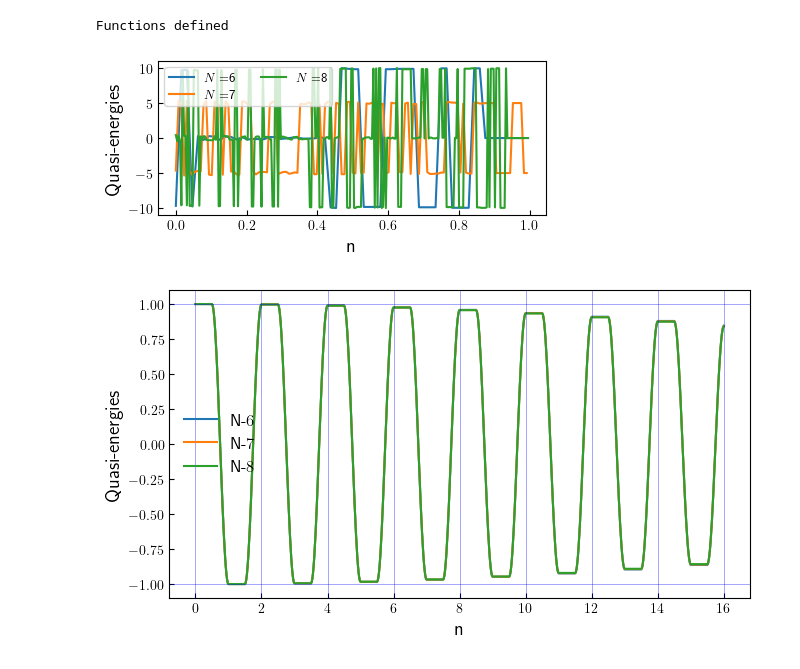
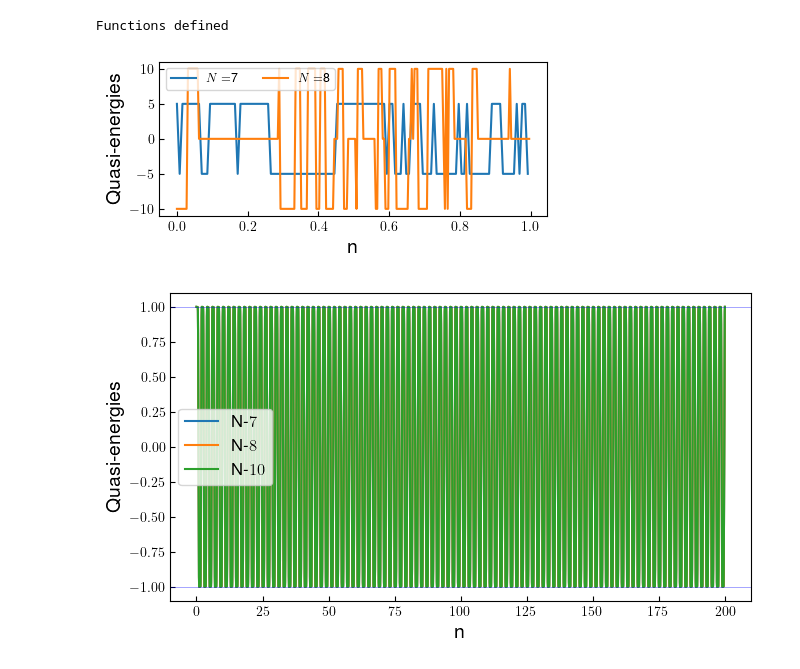
Before and after one commit to rahmahi/Impure_Flat-band, a Jupyter notebook: impure_fb_DTC.ipynb, the cells around one changed output. Drawn from its saved outputs; the diff is of its cells as text; code cells hidden in the pictures.

```diff
--- a/impure_fb_DTC.ipynb
+++ b/impure_fb_DTC.ipynb
@@ -722,7 +713,7 @@ import h5py
 from multiprocessing import Pool
 plt.rcParams.update({"figure.figsize": (5, 2), "text.usetex": True, "font.size": 14})
 
-Ns = [6, 7, 8]
+Ns = [7, 8]
 omega = 20
 w = omega
 h = jn_zeros(0,1)[0] * w/4
@@ -773,7 +764,7 @@ plt.legend(frameon = True,  fontsize =9, ncol = 2)
 
 plt.show()
 # %% [output]
-[figure, old version]
+[figure, new version]
 # %%
 import matplotlib.pyplot as plt
 import traceback
@@ -784,7 +775,7 @@ import h5py
 from multiprocessing import Pool
 plt.rcParams.update({"figure.figsize": (7.5, 4), "text.usetex": True, "font.size": 14})
 
-Ns = [6, 7, 8]
+Ns = [7, 8, 10]
 omega = 20
 w = omega
 h = jn_zeros(0,1)[0] * w/4
@@ -797,38 +788,38 @@ er = 0.0
 beta = 0.0
 
 T = 2 * np.pi/omega
-time_period = 16
+time_period = 200
 times = np.linspace(0, time_period * T, time_period * 50 +1, endpoint = True)
 
 nprocs = len(Ns)
 p = Pool(processes = nprocs)
 opts = Options(nsteps=1e4, num_cpus=1, openmp_threads=1)
 
 params = [{'omega':omega,'er':er, 'lambda_s':w/(4*duty),'h':h,'Jvalue':J/5,\
             'times':times, 'N':N, 'beta':beta,'duty':duty,'J':J, 'g':g} for N in Ns]
 
 data_tfim_p_fb = np.array(p.map(magnetization_position, params))
 
 # DATA PLOTTING
 for i, N in enumerate(Ns):
     plt.plot(times/T, data_tfim_p_fb[i][0], label =fr"N-${N}$")
 
 plt.xlabel('n')
 plt.ylabel(r'Quasi-energies')
 plt.tick_params(axis='both', which='both', labelsize=10)
 plt.tick_params(which='both', direction='in')
-plt.legend(frameon = False,  fontsize =12)
+plt.legend(frameon = True,  fontsize =12)
 #plt.xlim(1490, 1500)
 #plt.ylim(0.99, 1.01)
 
 plt.axhline(y = 1,  color = 'blue', alpha = 0.5, lw = 0.5)
 plt.axhline(y = -1, color = 'blue', alpha = 0.5, lw = 0.5)
 
-for i in np.arange(0, int(times[-1]/T)+1, 2):
-    plt.axvline(x = i, color = 'blue', alpha = 0.5, lw = 0.5)
+#for i in np.arange(0, int(times[-1]/T)+1, 2):
+#    plt.axvline(x = i, color = 'blue', alpha = 0.5, lw = 0.5)
 
 #plt.savefig("ising_freezing_dtc_magnetization.pdf", bbox_inches = 'tight')
 
 plt.show()
 # %% [output]
-[figure, old version]
+[figure, new version]
```
Also changed, not shown: parts of 4 cells of this notebook, 3 other files.
